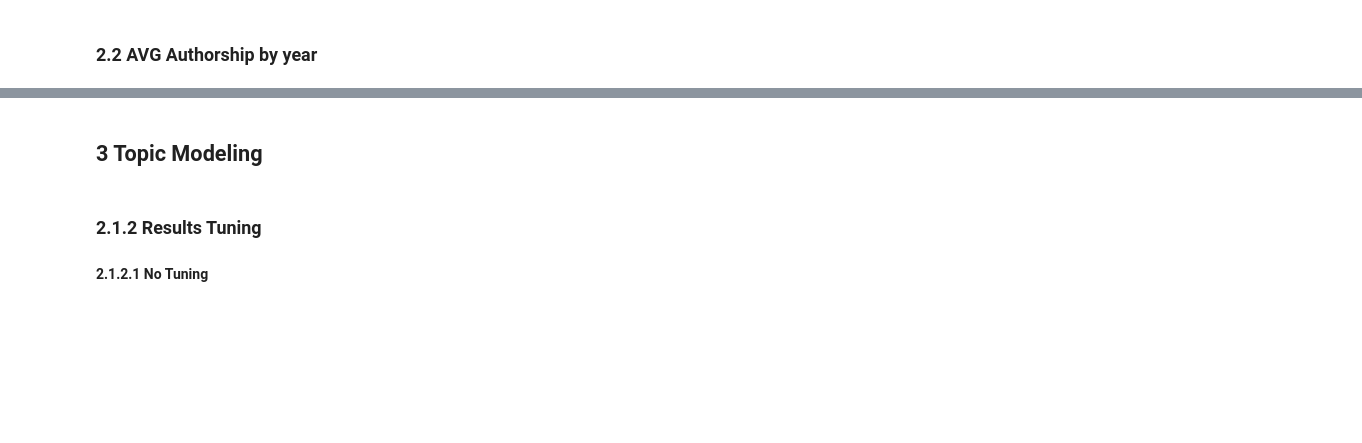
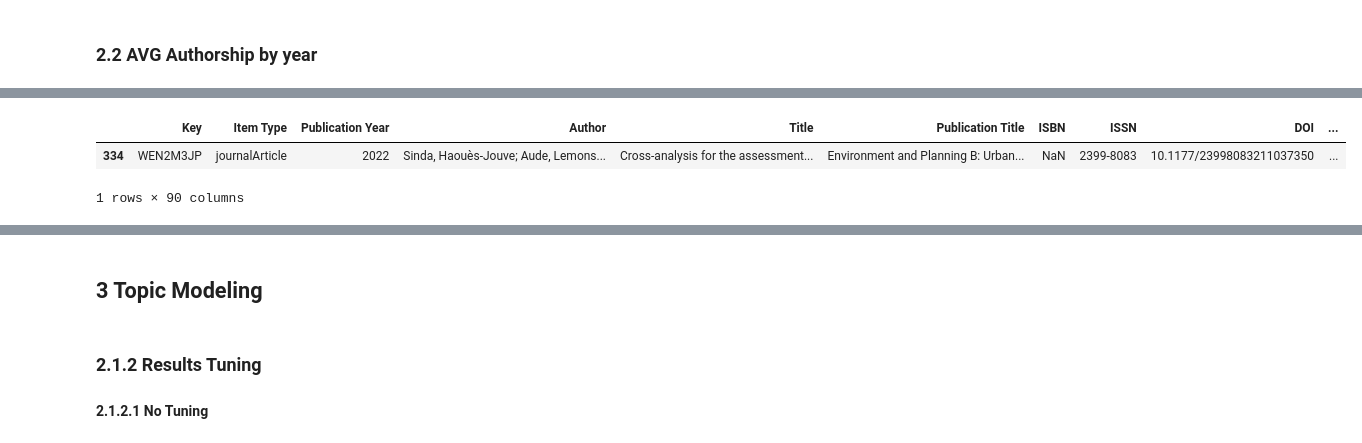
Before and after one commit to njiang8/EPB_editorial, a Jupyter notebook: epb_abs_topicmodeling.ipynb, the cells around one changed output, grey strips where cells are left out. Saved outputs shown, nothing was run; the diff lists cells and outputs as text; code cells hidden in the pictures; blank space fills up the shorter version.

Commit message:
add title Notebook and avg author

```diff
--- a/epb_abs_topicmodeling.ipynb
+++ b/epb_abs_topicmodeling.ipynb
@@ -121,3 +170,9 @@ full_df['a_amount'].unique()
+# %%
+full_df[full_df['a_amount'] == 27]
+# %% [output]
+|  | Key | Item Type | Publication Year | Author | Title | Publication Title | ISBN | ISSN | DOI | ... |
+| 334 | WEN2M3JP | journalArticle | 2022 | Sinda, Haouès-Jouve; Aude, Lemons... | Cross-analysis for the assessment... | Environment and Planning B: Urban... | NaN | 2399-8083 | 10.1177/23998083211037350 | ... |
+1 rows × 90 columns
 # %%
 author_df = full_df.loc[:, ["Publication Year", "a_amount"]]
 author_df.head()
```
Also changed, not shown: parts of 11 cells of this notebook, 2 other files.
